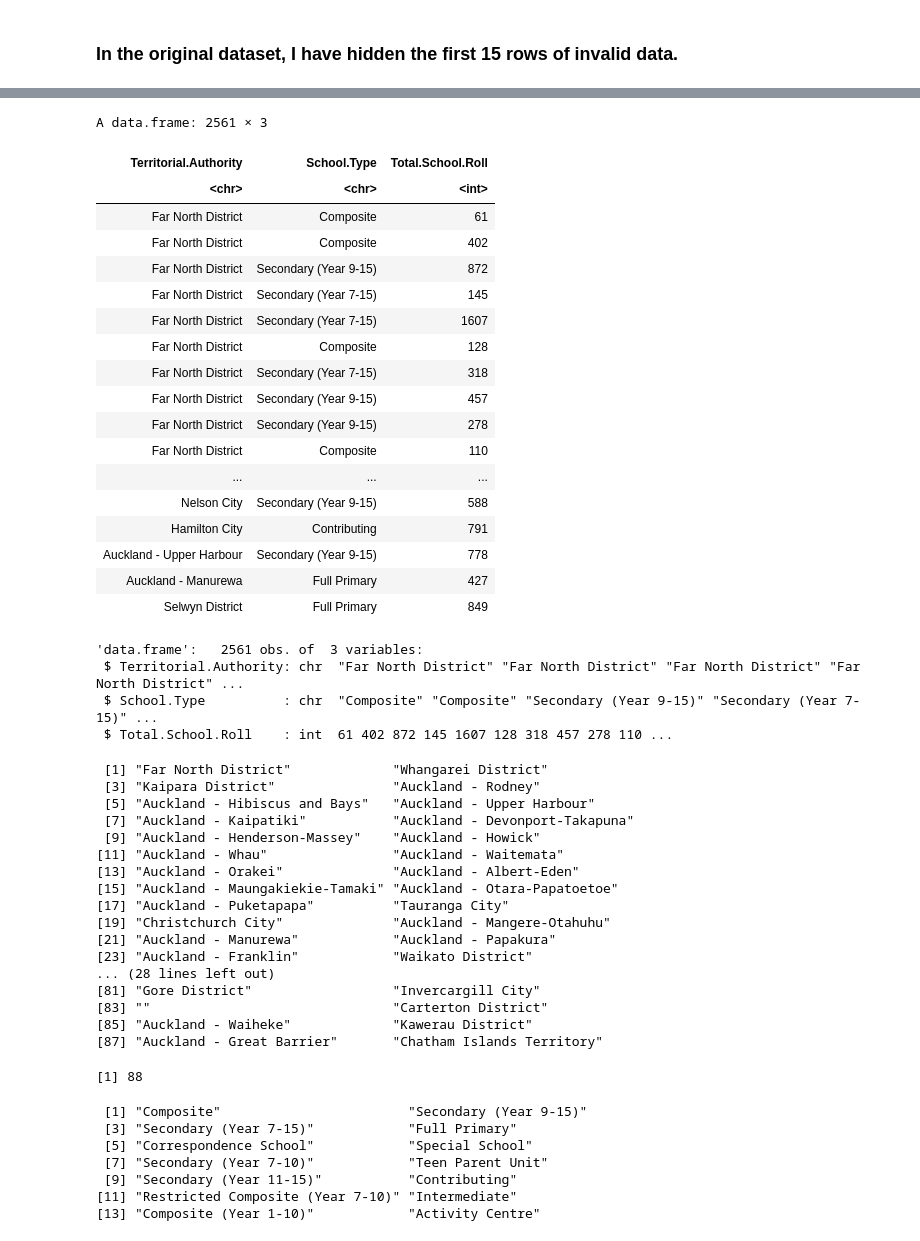
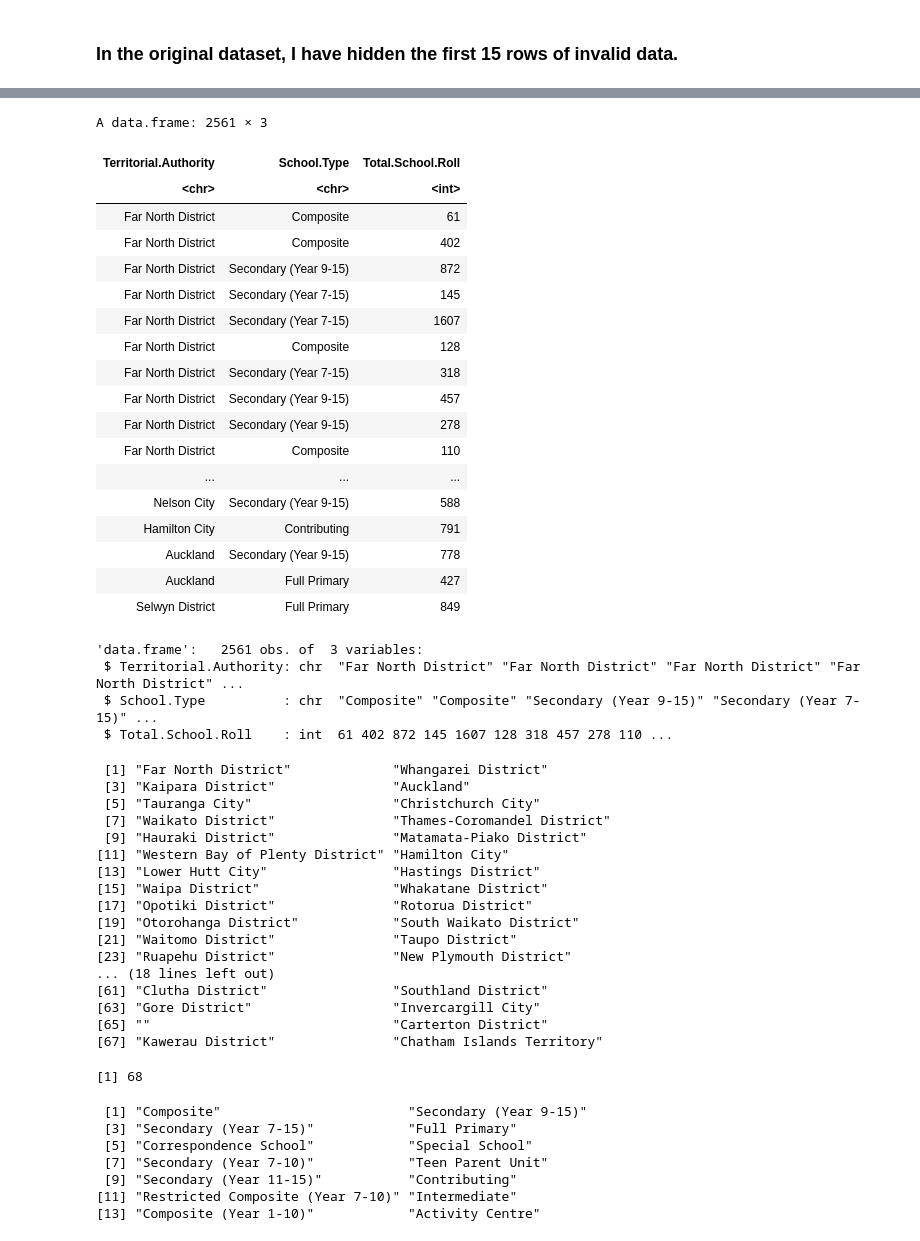
Before and after one commit to emma-s-marie/data422-group-project, a Jupyter notebook: code/school data wrangling.ipynb, the cells around one changed output, grey strips where cells are left out. Saved outputs shown, nothing was run; the diff lists cells and outputs as text; code cells hidden in the pictures.

```diff
--- a/code/school data wrangling.ipynb
+++ b/code/school data wrangling.ipynb
@@ -62,24 +93,25 @@ school_data <- row_school_data[c("Territorial.Authority","School.Type","Total.Sc
 # %%
+school_data$Territorial.Authority <- gsub(" - .*", "", school_data$Territorial.Authority)
 school_data
 # %% [output]
 A data.frame: 2561 × 3
 | Territorial.Authority | School.Type | Total.School.Roll |
 | <chr> | <chr> | <int> |
 | Far North District | Composite | 61 |
 | Far North District | Composite | 402 |
 | Far North District | Secondary (Year 9-15) | 872 |
 | Far North District | Secondary (Year 7-15) | 145 |
 | Far North District | Secondary (Year 7-15) | 1607 |
 | Far North District | Composite | 128 |
 | Far North District | Secondary (Year 7-15) | 318 |
 | Far North District | Secondary (Year 9-15) | 457 |
 | Far North District | Secondary (Year 9-15) | 278 |
 | Far North District | Composite | 110 |
 | ... | ... | ... |
 | Nelson City | Secondary (Year 9-15) | 588 |
 | Hamilton City | Contributing | 791 |
-| Auckland - Upper Harbour | Secondary (Year 9-15) | 778 |
-| Auckland - Manurewa | Full Primary | 427 |
+| Auckland | Secondary (Year 9-15) | 778 |
+| Auckland | Full Primary | 427 |
 | Selwyn District | Full Primary | 849 |
 # %%
 str(school_data)
@@ -94,23 +126,23 @@ unique_values_TA
 length(unique_values_TA)
 # %% [output]
  [1] "Far North District"             "Whangarei District"
- [3] "Kaipara District"               "Auckland - Rodney"
- [5] "Auckland - Hibiscus and Bays"   "Auckland - Upper Harbour"
- [7] "Auckland - Kaipatiki"           "Auckland - Devonport-Takapuna"
- [9] "Auckland - Henderson-Massey"    "Auckland - Howick"
-[11] "Auckland - Whau"                "Auckland - Waitemata"
-[13] "Auckland - Orakei"              "Auckland - Albert-Eden"
-[15] "Auckland - Maungakiekie-Tamaki" "Auckland - Otara-Papatoetoe"
-[17] "Auckland - Puketapapa"          "Tauranga City"
-[19] "Christchurch City"              "Auckland - Mangere-Otahuhu"
-[21] "Auckland - Manurewa"            "Auckland - Papakura"
-[23] "Auckland - Franklin"            "Waikato District"
-... (28 lines left out)
-[81] "Gore District"                  "Invercargill City"
-[83] ""                               "Carterton District"
-[85] "Auckland - Waiheke"             "Kawerau District"
-[87] "Auckland - Great Barrier"       "Chatham Islands Territory"
+ [3] "Kaipara District"               "Auckland"
+ [5] "Tauranga City"                  "Christchurch City"
+ [7] "Waikato District"               "Thames-Coromandel District"
+ [9] "Hauraki District"               "Matamata-Piako District"
+[11] "Western Bay of Plenty District" "Hamilton City"
+[13] "Lower Hutt City"                "Hastings District"
+[15] "Waipa District"                 "Whakatane District"
+[17] "Opotiki District"               "Rotorua District"
+[19] "Otorohanga District"            "South Waikato District"
+[21] "Waitomo District"               "Taupo District"
+[23] "Ruapehu District"               "New Plymouth District"
+... (18 lines left out)
+[61] "Clutha District"                "Southland District"
+[63] "Gore District"                  "Invercargill City"
+[65] ""                               "Carterton District"
+[67] "Kawerau District"               "Chatham Islands Territory"
-[1] 88
+[1] 68
 # %%
 unique_values_school_type <- unique(school_data$School.Type)
 unique_values_school_type
```
Also changed, not shown: parts of 4 cells of this notebook.
